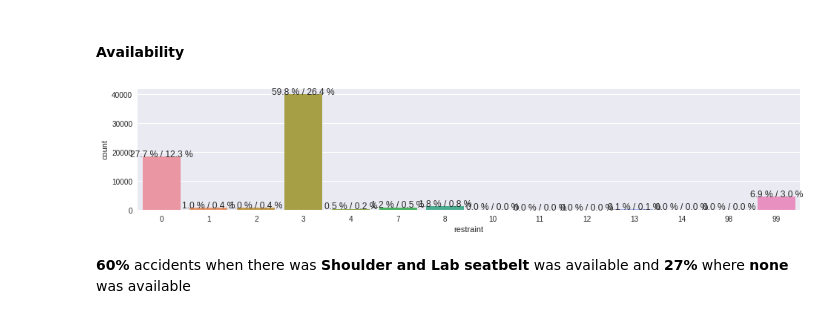
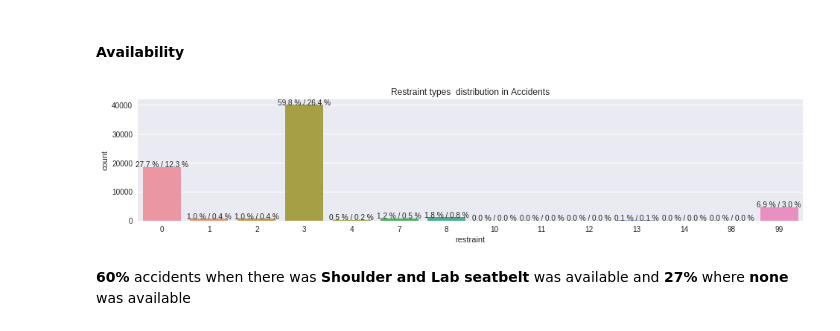
Before and after one commit to sohaibomr/data_analysis-FARS, a Jupyter notebook: sa_eda_fars.ipynb, the cells around one changed output. Drawn from its saved outputs; the diff is of its cells as text; code cells hidden in the pictures.

Commit message:
aftr discussion. add insights beneath charts. add titles. add stacked graphs where its better

```diff
--- a/sa_eda_fars.ipynb
+++ b/sa_eda_fars.ipynb
@@ -95,9 +95,10 @@ data_specific_inimpact = data[filter_]
 # %% [markdown]
 #### Availability
 # %%
-count_plot('restraint', 'x', data_specific_inimpact, 'show')
+count_plot('restraint', 'x', data_specific_inimpact, 'show', \
+           title='Restraint types  distribution in Accidents')
 # %% [output]
-[figure, old version]
+[figure, new version]
 # %% [markdown]
 **60%** accidents when there was **Shoulder and Lab seatbelt** was available and **27%** where **none** was available
 # %% [markdown]
```
Also changed, not shown: parts of 23 cells of this notebook.
